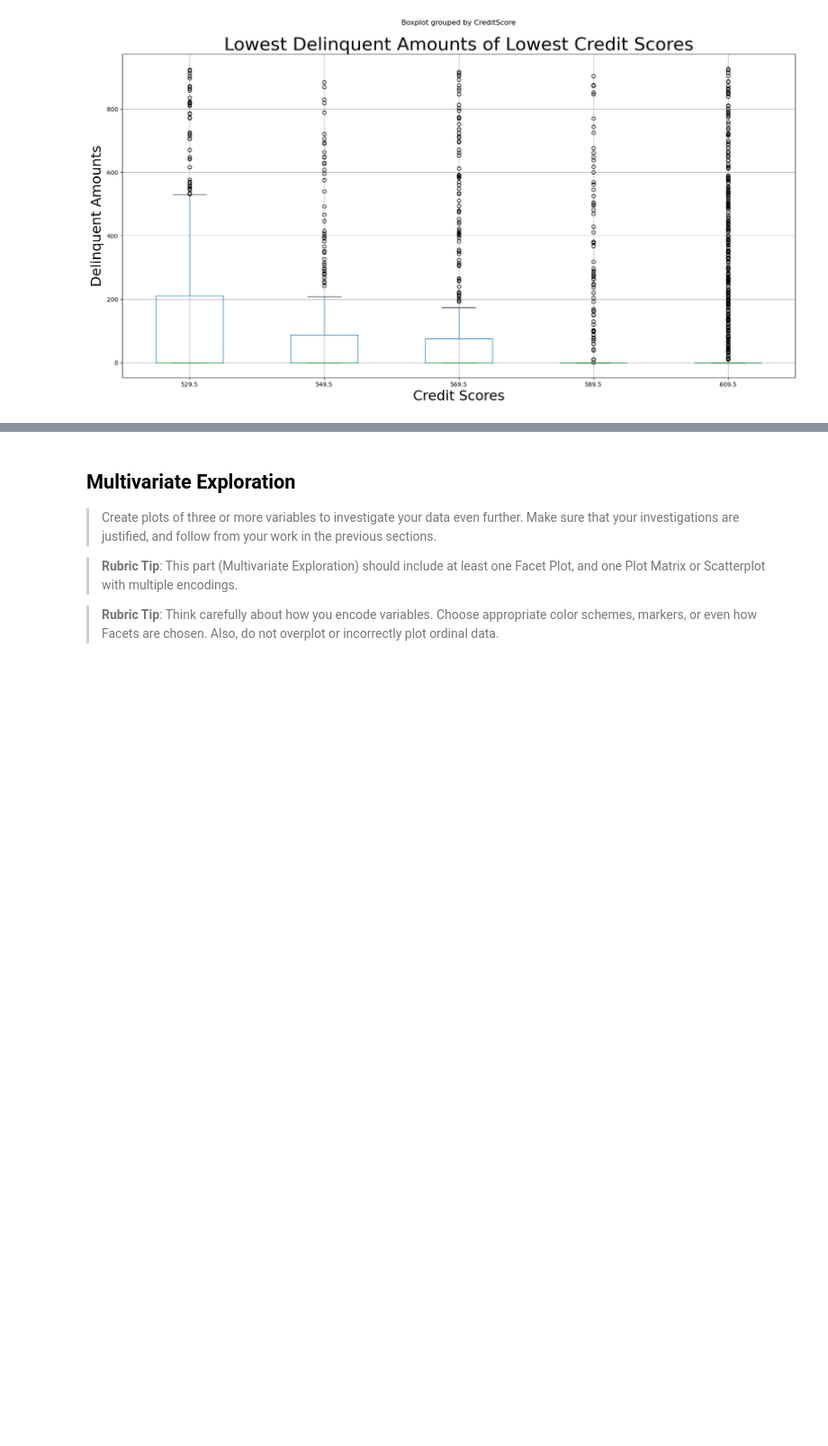
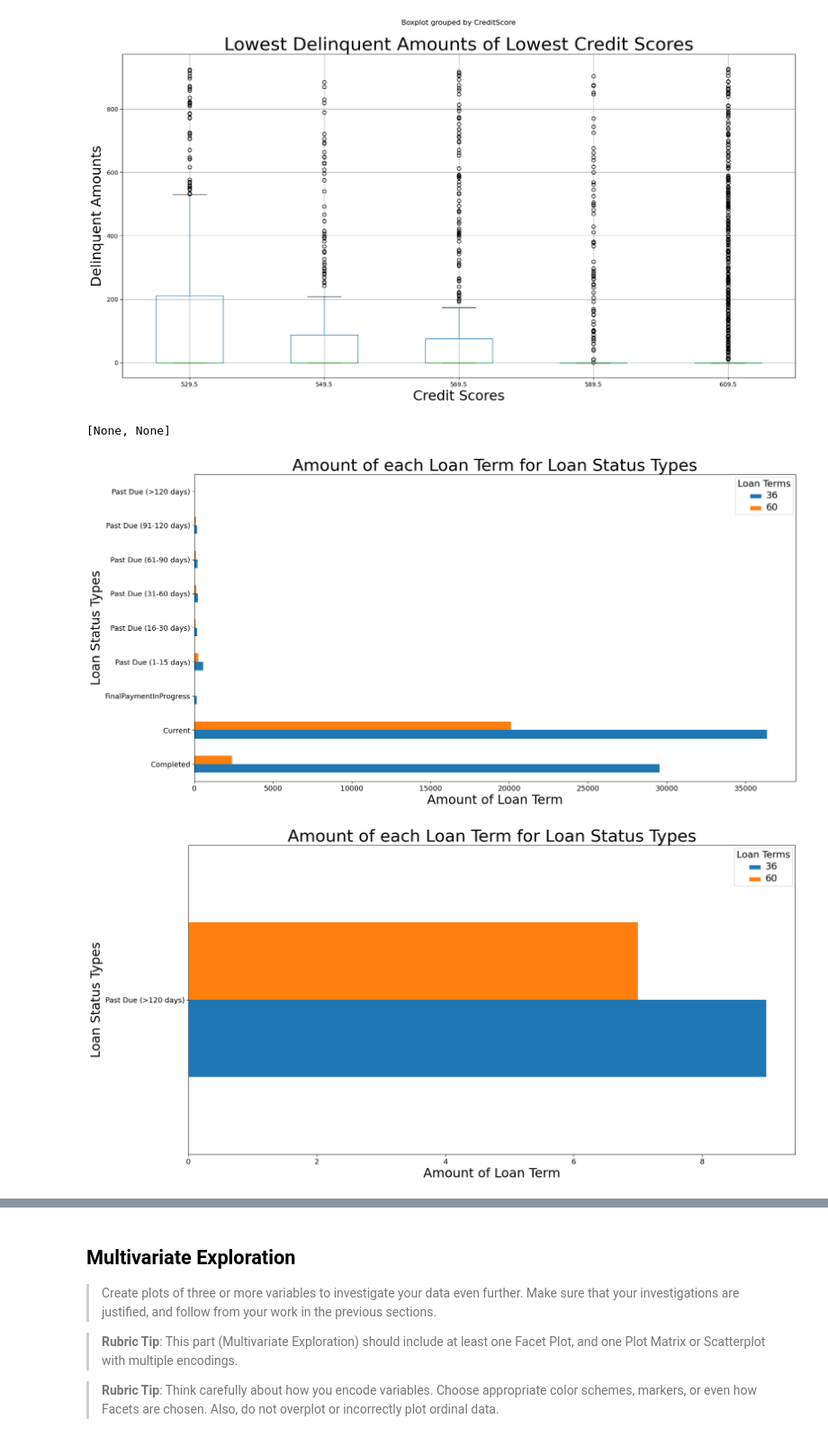
Before and after one commit to jwGitHub9860/Communicate_Data_Findings, a Jupyter notebook: Part_I_exploration_template.ipynb, the cells around one changed output, grey strips where cells are left out. Shown at 90% size. Drawn from its saved outputs; the diff is of its cells as text; code cells hidden in the pictures; blank space fills up the shorter version.

```diff
--- a/Part_I_exploration_template.ipynb
+++ b/Part_I_exploration_template.ipynb
@@ -363,6 +374,83 @@ Text(0.5, 1.0, 'Lowest Delinquent Amounts of Lowest Credit Scores')
 [figure]
 [figure]
 [figure]
+# %%
+# Code for creating Clustered Horizontal Bar Chart with ALL Loan Status Types & ALL Loan Terms
+
+# creates array with ALL UNIQUE values of Loan Terms
+loan_terms = df_prosper_loan_data["Term"].unique()
+
+# creates dataframe with Loan Status Types, Loan Terms, and initial values for Amount of Loan Terms for each Loan Status Type
+df_loan_status_and_loan_terms = pd.DataFrame({
+                                              # creates array with ALL UNIQUE values of Loan Status Types
+                                              'Loan Status Types': df_prosper_loan_data["LoanStatus"].unique(), # holds ALL UNIQUE values of Loan Status
+
+                                              # adds extra terms to array with ALL UNIQUE values of Loan Terms to make array Same Size as Other Arrays in dataframe for Clustered Horizontal Bar Chart
+                                              'Loan Terms': np.append(loan_terms, [36, 36, 36, 36, 36, 36, 36]), # holds ALL UNIQUE values of Loan Terms with extra terms to make array Same Size as Other Arrays (if arrays are NOT Same Size, ERROR WILL OCCUR)
+
+                                              # holds initial values for Amount of Loan Terms for each Loan Status Type
+                                              'Amount of Loan Terms': [0, 0, 0, 0, 0, 0, 0, 0, 0]})
+
+# reshapes the dataframe for Clustered Horizontal Bar Chart using pivot
+df_loan_status_and_loan_terms_pivot = df_loan_status_and_loan_terms.pivot(index='Loan Status Types', columns='Loan Terms', values='Amount of Loan Terms')
+
+# inputs Loan Term sums into dataframe for Clustered Horizontal Bar Chart
+for column in df_loan_status_and_loan_terms_pivot: # iterates through Loan Terms
+    for index, row in df_loan_status_and_loan_terms_pivot.iterrows(): # iterates through Loan Status
+        # inputs amount of rows with Loan Status & Loan Term into dataframe for Clustered Horizontal Bar Chart
+        df_loan_status_and_loan_terms_pivot.loc[index, column] = df_prosper_loan_data[(df_prosper_loan_data["LoanStatus"] == index) & (df_prosper_loan_data["Term"] == column)].shape[0] # MUST USE [0] IN ".shape" TO DISPLAY ROW AMOUNT ONLY (not row AND column amount)
+
+# creates & displays Clustered Horizontal Bar Chart
+loan_status_and_loan_term_bar_chart = df_loan_status_and_loan_terms_pivot.plot.barh(figsize=(19.5,10), rot=0, fontsize=13) # Bar Chart is Horizontal, so ALL Labels can be read
+
+# adds x-axis label to Clustered Horizontal Bar Chart
+plt.xlabel('Amount of Loan Term', fontsize=23) # Must Be SEPARATE From AND BELOW Code For Scatterplot to SPECIFY X-LABEL SIZE
+
+# adds y-axis label to Clustered Horizontal Bar Chart
+plt.ylabel('Loan Status Types', fontsize=23) # Must Be SEPARATE From AND BELOW Code For Scatterplot to SPECIFY Y-LABEL SIZE
+
+# adds title to Clustered Horizontal Bar Chart
+plt.title('Amount of each Loan Term for Loan Status Types', fontsize=30) # Must Be SEPARATE From AND BELOW Code For Scatterplot to SPECIFY TITLE SIZE
+
+# obtains Legend Object
+legend = loan_status_and_loan_term_bar_chart.get_legend() # MUST OBTAIN LEGEND OBJECT TO SPECIFY LEGEND TITLE
+
+# specifies Legend Title
+legend.set_title(title='Loan Terms', prop={'size': 17}) # Must Be Specified BEFORE Label or Title Will NOT Be Displayed At Correct Size
+
+# specifies Legend Label Size
+plt.setp(legend.get_texts(), size='17') # Must Be SEPARATE From AND BELOW Code For Scatterplot to SPECIFY TITLE SIZE
+
+
+# Code for creating Clustered Horizontal Bar Chart with "Past Due (>120 days)" Loan Status Type & ALL Loan Terms to Better Show results of "Past Due (>120 days)" Loan Status Type
+
+# drops all rows, except for row, "Past Due (>120 days)", in dataframe for 2nd Clustered Horizontal Bar Chart
+df_past_due_120_days_loan_status_and_loan_terms_pivot = df_loan_status_and_loan_terms_pivot.drop(['Completed', 'Current', 'FinalPaymentInProgress', 'Past Due (1-15 days)', 'Past Due (16-30 days)', 'Past Due (31-60 days)', 'Past Due (61-90 days)', 'Past Due (91-120 days)'])
+
+# creates & displays Clustered Horizontal Bar Chart
+past_due_120_days_loan_status_and_loan_term_bar_chart = df_past_due_120_days_loan_status_and_loan_terms_pivot.plot.barh(figsize=(19.5,10), rot=0, fontsize=13) # Bar Chart is Horizontal, so ALL Labels can be read
+
+# adds x-axis label to Clustered Horizontal Bar Chart
+plt.xlabel('Amount of Loan Term', fontsize=23) # Must Be SEPARATE From AND BELOW Code For Scatterplot to SPECIFY X-LABEL SIZE
+
+# adds y-axis label to Clustered Horizontal Bar Chart
+plt.ylabel('Loan Status Types', fontsize=23) # Must Be SEPARATE From AND BELOW Code For Scatterplot to SPECIFY Y-LABEL SIZE
+
+# adds title to Clustered Horizontal Bar Chart
+plt.title('Amount of each Loan Term for Loan Status Types', fontsize=30) # Must Be SEPARATE From AND BELOW Code For Scatterplot to SPECIFY TITLE SIZE
+
+# obtains Legend Object
+legend = past_due_120_days_loan_status_and_loan_term_bar_chart.get_legend() # MUST OBTAIN LEGEND OBJECT TO SPECIFY LEGEND TITLE
+
+# specifies Legend Title
+legend.set_title(title='Loan Terms', prop={'size': 17}) # Must Be Specified BEFORE Label or Title Will NOT Be Displayed At Correct Size
+
+# specifies Legend Label Size
+plt.setp(legend.get_texts(), size='17') # Must Be SEPARATE From AND BELOW Code For Scatterplot to SPECIFY TITLE SIZE
+# %% [output]
+[None, None]
+[figure, added]
+[figure, added]
 # %% [markdown]
 ### Talk about some of the relationships you observed in this part of the investigation. How did the feature(s) of interest vary with other features in the dataset?
 
```
Also changed, not shown: parts of 5 cells of this notebook.
